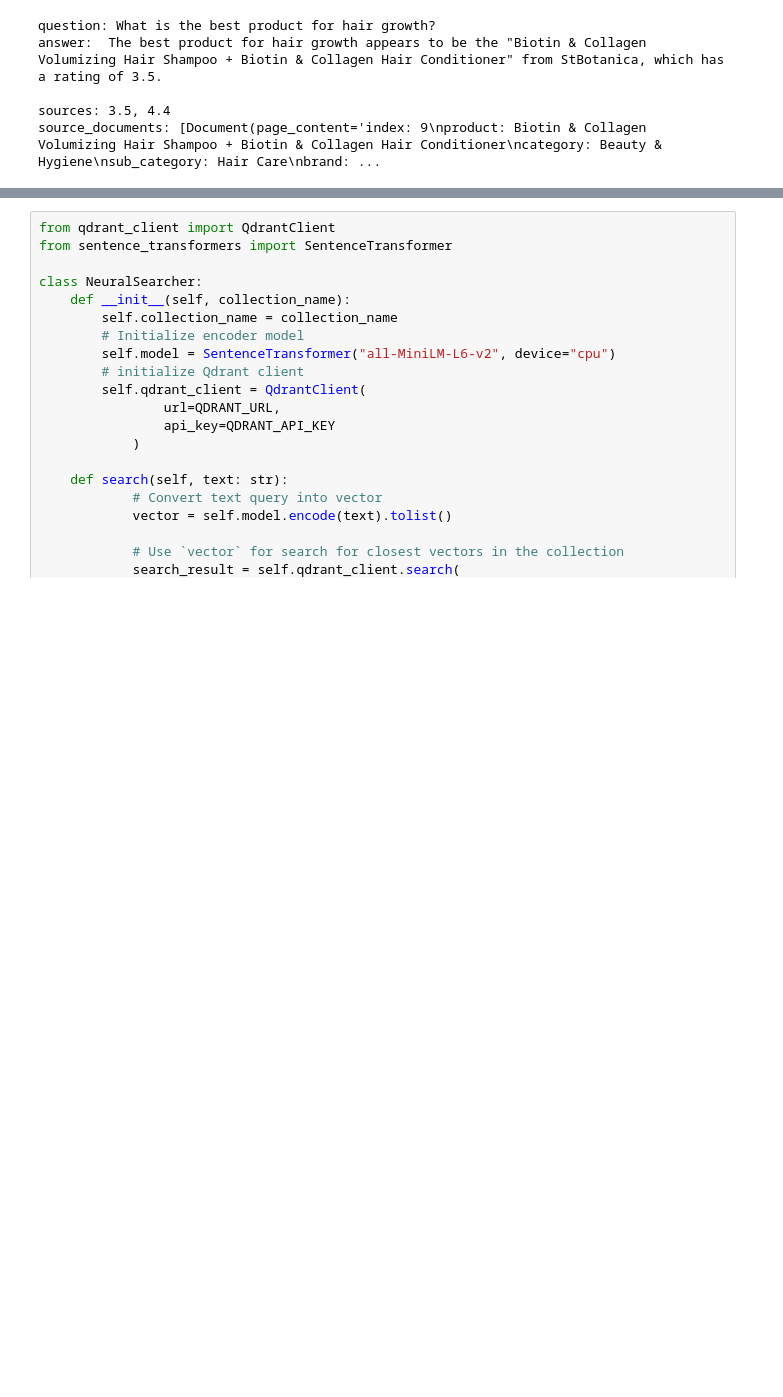
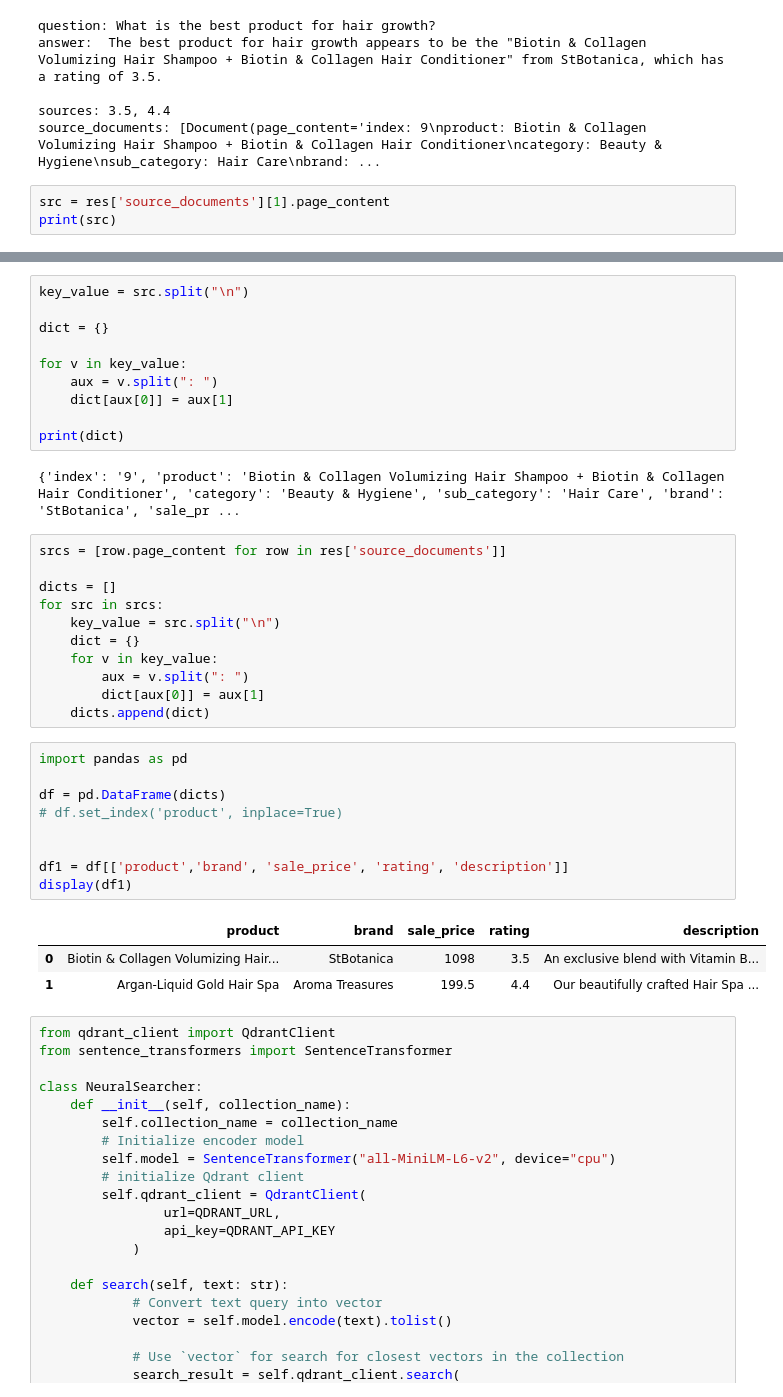
Before and after one commit to AbhishekPardhi/Document-Retrieval, a Jupyter notebook: test.ipynb, the cells around one changed output, grey strips where cells are left out. Drawn from its saved outputs; the diff is of its cells as text; blank space fills up the shorter version.

Commit message:
Display Products working

```diff
--- a/test.ipynb
+++ b/test.ipynb
@@ -132,3 +132,6 @@ answer:  The best product for hair growth appears to be the "Biotin & Collagen V
 
 sources: 3.5, 4.4
 source_documents: [Document(page_content='index: 9\nproduct: Biotin & Collagen Volumizing Hair Shampoo + Biotin & Collagen Hair Conditioner\ncategory: Beauty & Hygiene\nsub_category: Hair Care\nbrand: ...
+# %%
+src = res['source_documents'][1].page_content
+print(src)
@@ -135,3 +149,39 @@ source_documents: [Document(page_content='index: 9\nproduct: Biotin & Collagen V
+# %%
+key_value = src.split("\n")
+
+dict = {}
+
+for v in key_value:
+    aux = v.split(": ")
+    dict[aux[0]] = aux[1]
+
+print(dict)
+# %% [output]
+{'index': '9', 'product': 'Biotin & Collagen Volumizing Hair Shampoo + Biotin & Collagen Hair Conditioner', 'category': 'Beauty & Hygiene', 'sub_category': 'Hair Care', 'brand': 'StBotanica', 'sale_pr ...
+# %%
+srcs = [row.page_content for row in res['source_documents']]
+
+dicts = []
+for src in srcs:
+    key_value = src.split("\n")
+    dict = {}
+    for v in key_value:
+        aux = v.split(": ")
+        dict[aux[0]] = aux[1]
+    dicts.append(dict)
+# %%
+import pandas as pd
+
+df = pd.DataFrame(dicts)
+# df.set_index('product', inplace=True)
+
+
+df1 = df[['product','brand', 'sale_price', 'rating', 'description']]
+display(df1)
+# %% [output]
+|  | product | brand | sale_price | rating | description |
+| 0 | Biotin & Collagen Volumizing Hair... | StBotanica | 1098 | 3.5 | An exclusive blend with Vitamin B... |
+| 1 | Argan-Liquid Gold Hair Spa | Aroma Treasures | 199.5 | 4.4 | Our beautifully crafted Hair Spa ... |
 # %%
 from qdrant_client import QdrantClient
 from sentence_transformers import SentenceTransformer
```
Also changed, not shown: parts of 2 cells of this notebook, 1 other file.
